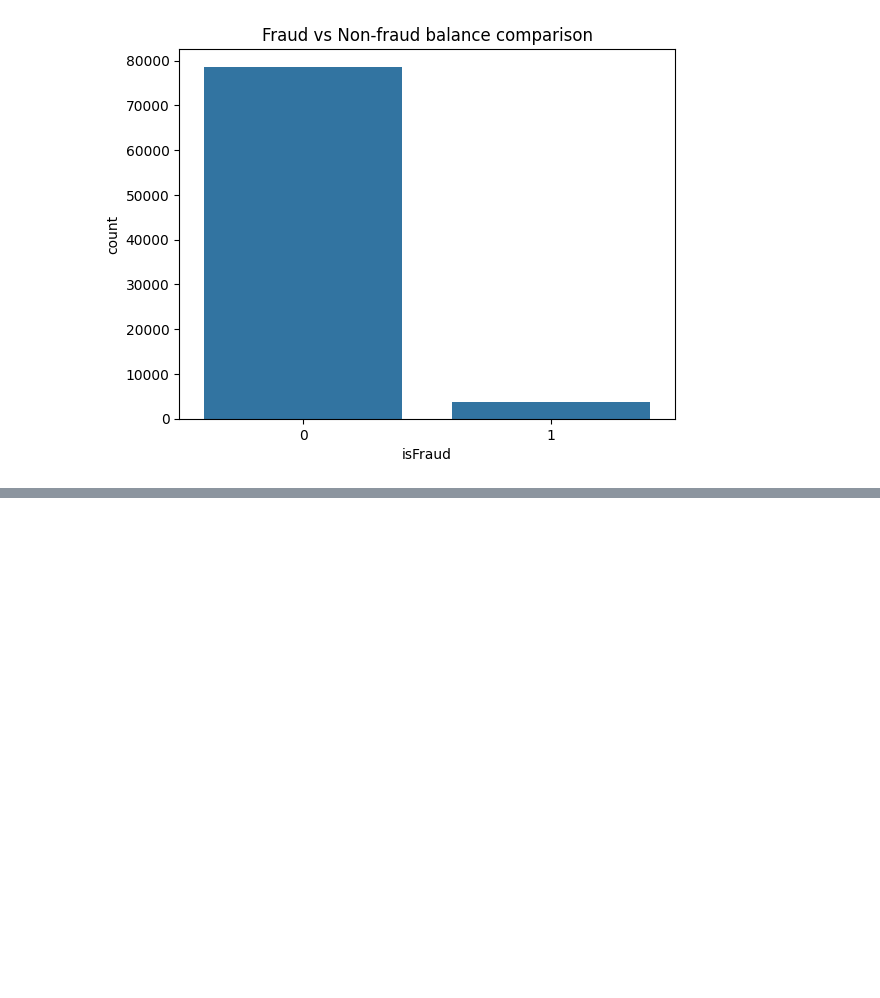
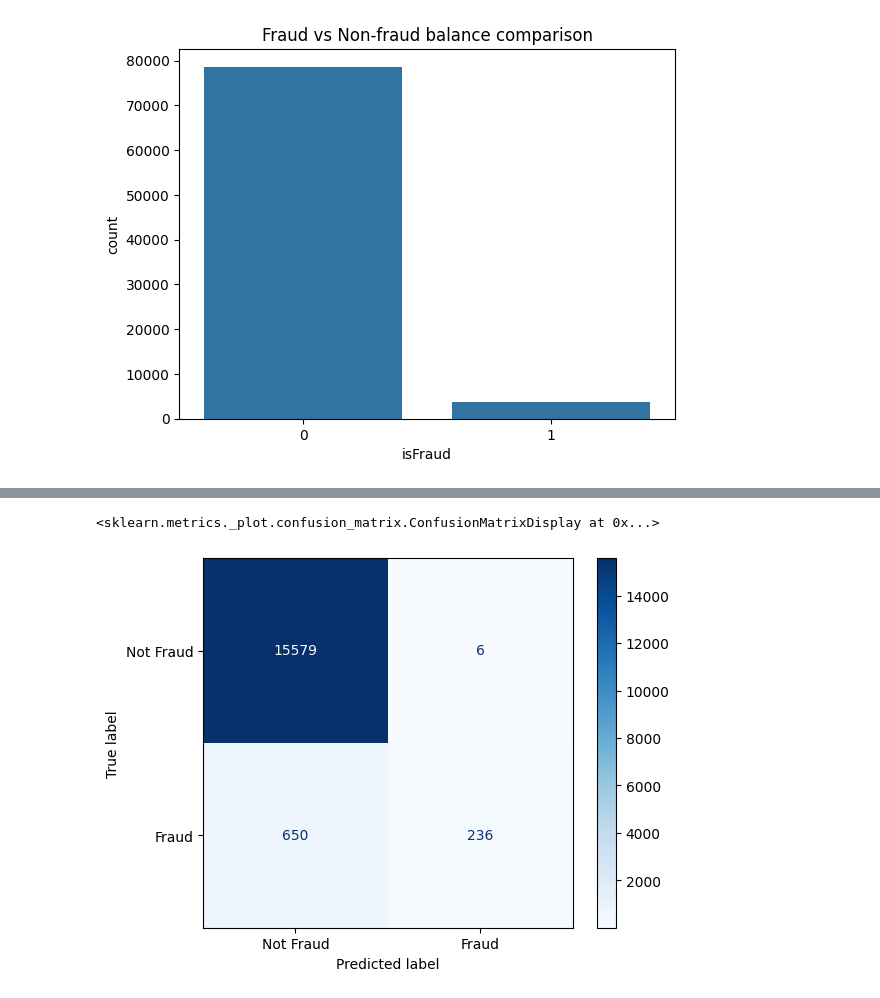
Before and after one commit to cathym20/IEEE-CIS-Fraud-Detection, a Jupyter notebook: notebook4110c978a0.ipynb, the cells around one changed output, grey strips where cells are left out. Cells and saved outputs as stored; diff of their text form; code cells hidden in the pictures; blank space fills up the shorter version.

```diff
--- a/notebook4110c978a0.ipynb
+++ b/notebook4110c978a0.ipynb
@@ -187,6 +187,9 @@ cat_cols = x.select_dtypes(include='object').columns.tolist()
 from sklearn.model_selection import train_test_split
 # %%
 x_train,x_test,y_train,y_test = train_test_split(x,y,test_size=0.2,shuffle=False)
+# %%
+x_test[num_cols] = num_imputed.transform(x_test[num_cols])
+x_test[cat_cols] = cat_imputed.transform(x_test[cat_cols])
 # %%
 num_imputed = SimpleImputer(strategy='median')
 x_train[num_cols]= num_imputed.fit_transform(x_train[num_cols])
@@ -206,0 +200,8 @@ train_df.isna().sum()
+# %%
+label_dict = {}
+for col in cat_cols:
+    label = LabelEncoder()
+    label.fit(pd.concat([x_train[col], x_test[col]]).astype(str))
+    x_train[col] = label.transform(x_train[col].astype(str))
+    x_test[col] = label.transform(x_test[col].astype(str))
+    label_dict[col] = label
@@ -206,0 +211,8 @@ train_df.isna().sum()
+# %%
+model = LGBMClassifier(n_estimators=500,learning_rate=0.05,num_leaves=31,random_state=42,n_jobs=-1,scale_pos_weight=22 )
+model.fit(x_train,y_train)
+y_pred = model.predict_proba(x_test)[:, 1]
+roc_auc = roc_auc_score(y_test,y_pred)
+avg_prec = average_precision_score(y_test,y_pred)
+print(roc_auc)
+print(avg_prec)
@@ -206,0 +232,8 @@ train_df.isna().sum()
+# %%
+y_pred_labels = model.predict(x_test)
+cm = confusion_matrix(y_test, y_pred_labels)
+disp = ConfusionMatrixDisplay(confusion_matrix=cm, display_labels=['Not Fraud', 'Fraud'])
+disp.plot(cmap='Blues')
+# %% [output]
+<sklearn.metrics._plot.confusion_matrix.ConfusionMatrixDisplay at 0x...>
+[figure, added]
```
Also changed, not shown: parts of 10 cells of this notebook.
